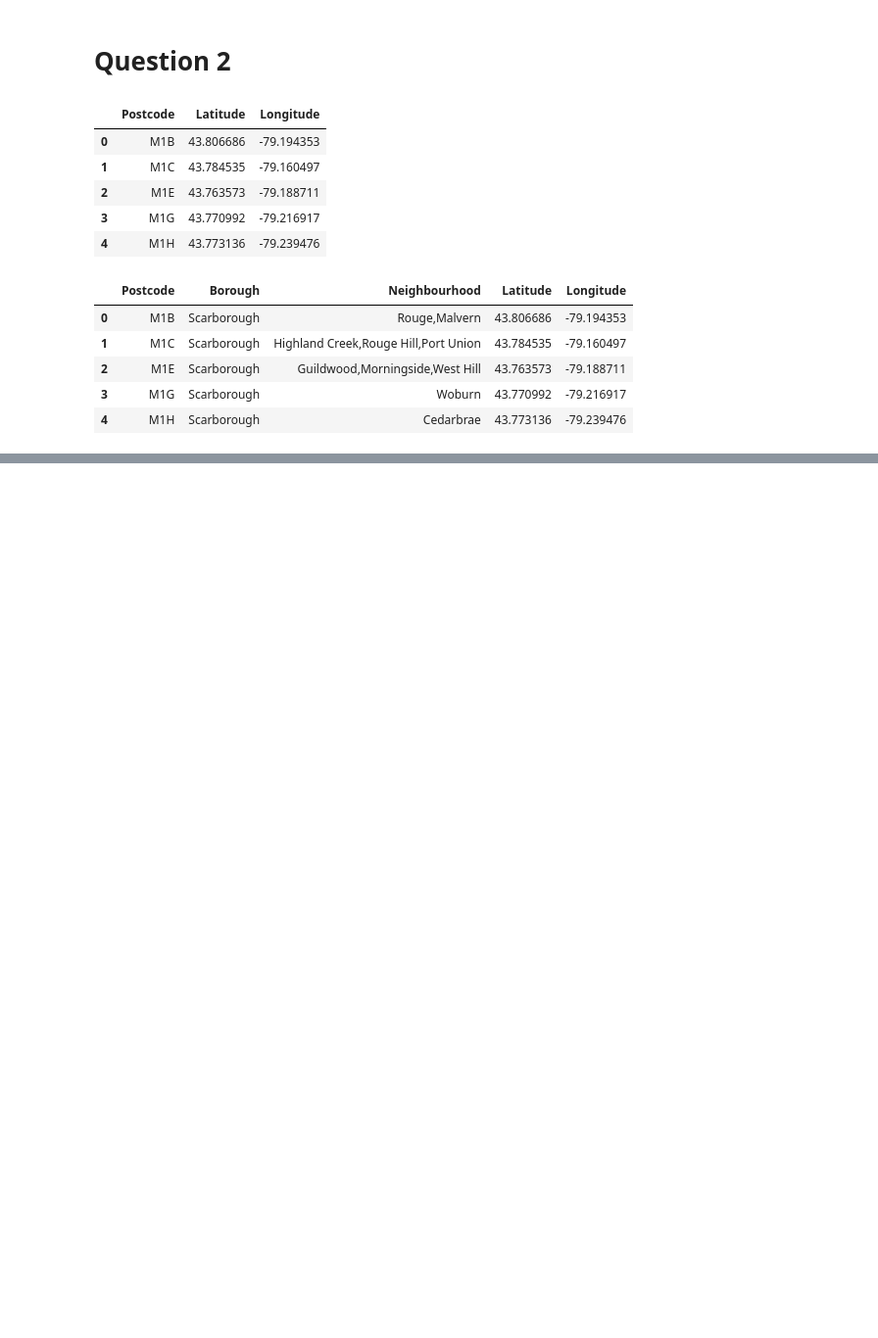
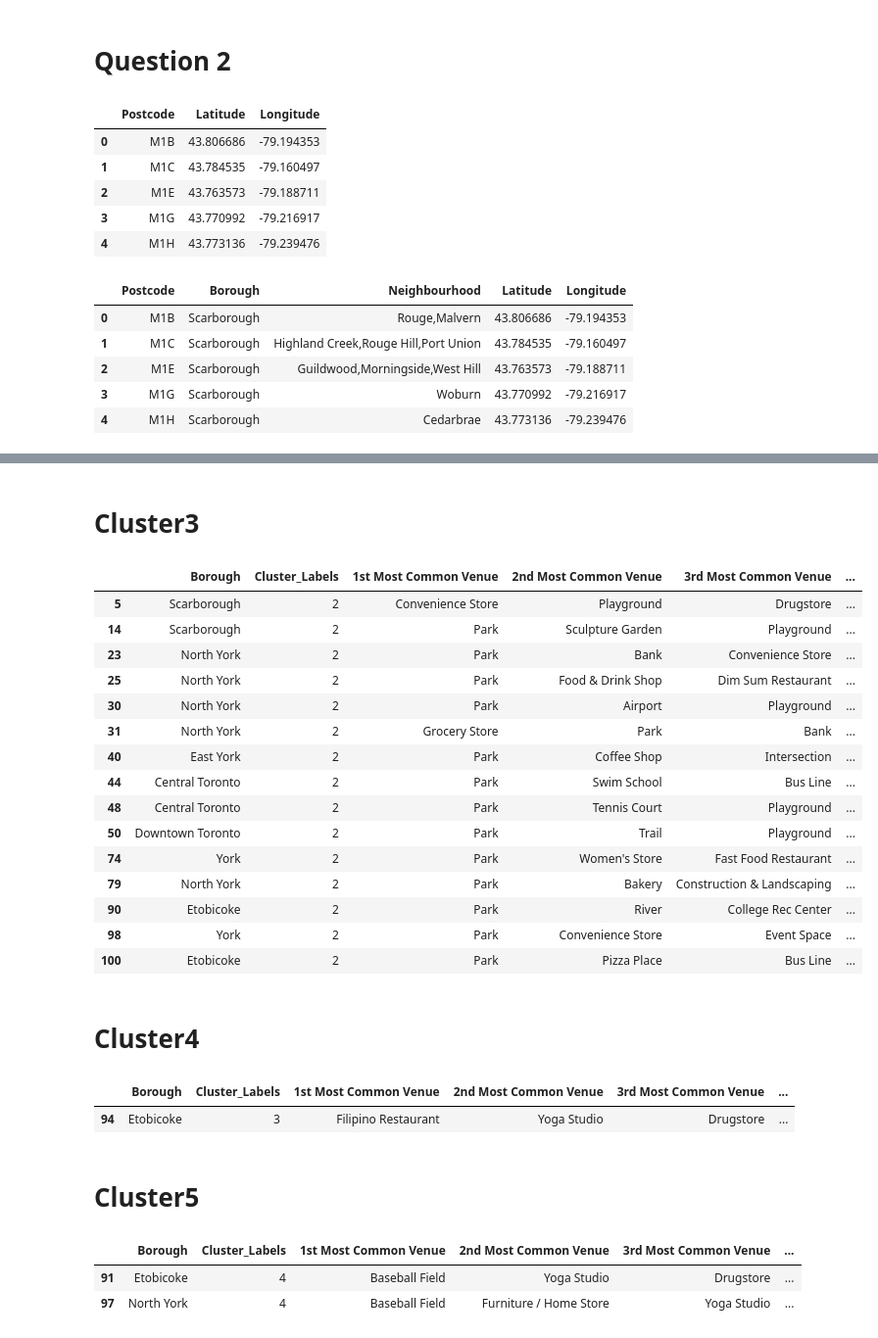
Before and after one commit to y87222185/Coursera_Capstone, a Jupyter notebook: Segmenting_and_Clustering_Neighborhoods_in_Toronto_part1.ipynb, the cells around one changed output, grey strips where cells are left out. Shown at 98% size. Saved outputs shown, nothing was run; the diff lists cells and outputs as text; code cells hidden in the pictures; blank space fills up the shorter version.

```diff
--- a/Segmenting_and_Clustering_Neighborhoods_in_Toronto_part1.ipynb
+++ b/Segmenting_and_Clustering_Neighborhoods_in_Toronto_part1.ipynb
@@ -115,0 +472,36 @@ df3.head()
+# %% [markdown]
+# Cluster3
+# %%
+toronto_merged.loc[toronto_merged['Cluster_Labels'] == 2, toronto_merged.columns[[1] + list(range(5, toronto_merged.shape[1]))]]
+# %% [output]
+|  | Borough | Cluster_Labels | 1st Most Common Venue | 2nd Most Common Venue | 3rd Most Common Venue | ... |
+| 5 | Scarborough | 2 | Convenience Store | Playground | Drugstore | ... |
+| 14 | Scarborough | 2 | Park | Sculpture Garden | Playground | ... |
+| 23 | North York | 2 | Park | Bank | Convenience Store | ... |
+| 25 | North York | 2 | Park | Food & Drink Shop | Dim Sum Restaurant | ... |
+| 30 | North York | 2 | Park | Airport | Playground | ... |
+| 31 | North York | 2 | Grocery Store | Park | Bank | ... |
+| 40 | East York | 2 | Park | Coffee Shop | Intersection | ... |
+| 44 | Central Toronto | 2 | Park | Swim School | Bus Line | ... |
+| 48 | Central Toronto | 2 | Park | Tennis Court | Playground | ... |
+| 50 | Downtown Toronto | 2 | Park | Trail | Playground | ... |
+| 74 | York | 2 | Park | Women's Store | Fast Food Restaurant | ... |
+| 79 | North York | 2 | Park | Bakery | Construction & Landscaping | ... |
+| 90 | Etobicoke | 2 | Park | River | College Rec Center | ... |
+| 98 | York | 2 | Park | Convenience Store | Event Space | ... |
+| 100 | Etobicoke | 2 | Park | Pizza Place | Bus Line | ... |
+# %% [markdown]
+# Cluster4
+# %%
+toronto_merged.loc[toronto_merged['Cluster_Labels'] == 3, toronto_merged.columns[[1] + list(range(5, toronto_merged.shape[1]))]]
+# %% [output]
+|  | Borough | Cluster_Labels | 1st Most Common Venue | 2nd Most Common Venue | 3rd Most Common Venue | ... |
+| 94 | Etobicoke | 3 | Filipino Restaurant | Yoga Studio | Drugstore | ... |
+# %% [markdown]
+# Cluster5
+# %%
+toronto_merged.loc[toronto_merged['Cluster_Labels'] == 4, toronto_merged.columns[[1] + list(range(5, toronto_merged.shape[1]))]]
+# %% [output]
+|  | Borough | Cluster_Labels | 1st Most Common Venue | 2nd Most Common Venue | 3rd Most Common Venue | ... |
+| 91 | Etobicoke | 4 | Baseball Field | Yoga Studio | Drugstore | ... |
+| 97 | North York | 4 | Baseball Field | Furniture / Home Store | Yoga Studio | ... |
```
Also changed, not shown: parts of 28 cells of this notebook.
